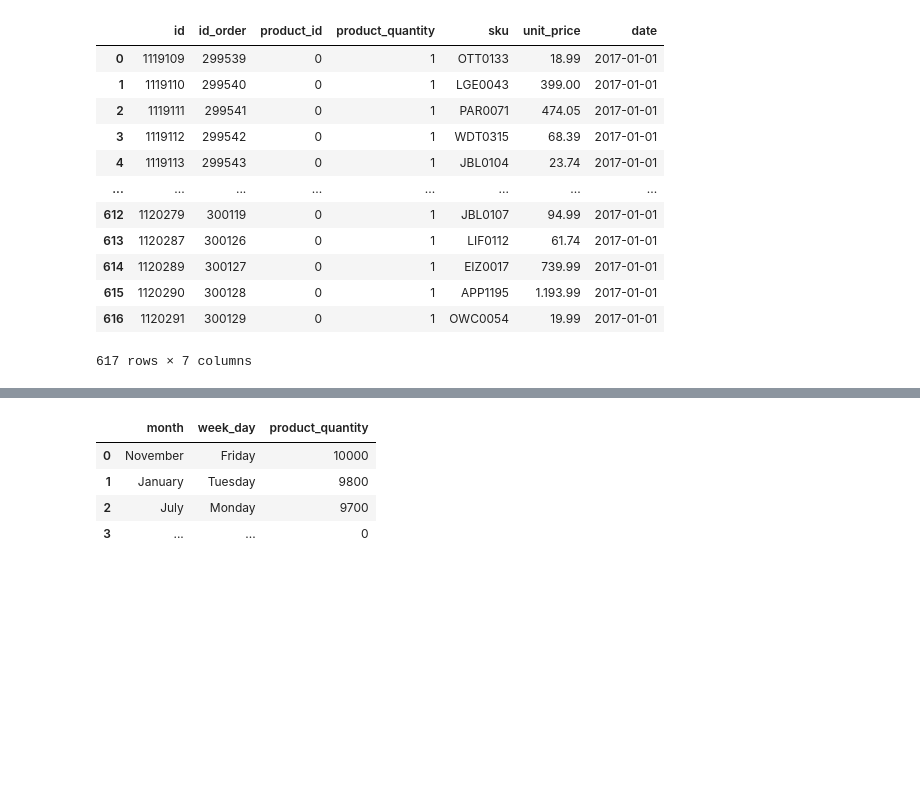
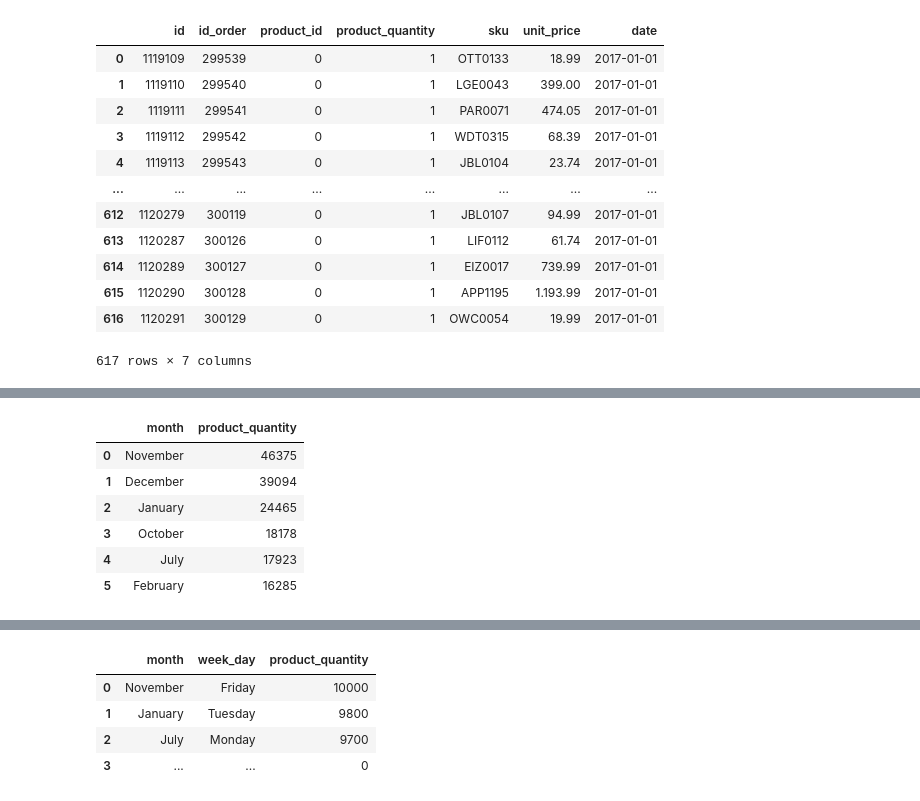
Before and after one commit to Donal-Flanagan/WBS_coding_school_data_science_bootcamp, a Jupyter notebook: python-project-2/2-challenge.ipynb, the cells around one changed output, grey strips where cells are left out. Cells and saved outputs as stored; diff of their text form; code cells hidden in the pictures; blank space fills up the shorter version.

```diff
--- a/python-project-2/2-challenge.ipynb
+++ b/python-project-2/2-challenge.ipynb
@@ -331,3 +432,21 @@ The results enormous differences between some months. Why do you think this is h
 
 ATTENTION: the output of the function `.dt.strftime()` is a string!
+# %%
+(
+orderlines[orderlines.date.dt.year == 2017]
+    .assign(month = orderlines['date'].dt.strftime('%B'))
+    .groupby(['month'])
+    .agg({'product_quantity':'sum'})
+    .sort_values('product_quantity', ascending=False)
+    .reset_index()
+    .head(6)
+)
+# %% [output]
+|  | month | product_quantity |
+| 0 | November | 46375 |
+| 1 | December | 39094 |
+| 2 | January | 24465 |
+| 3 | October | 18178 |
+| 4 | July | 17923 |
+| 5 | February | 16285 |
 # %% [markdown]
```
Also changed, not shown: parts of 17 cells of this notebook.
